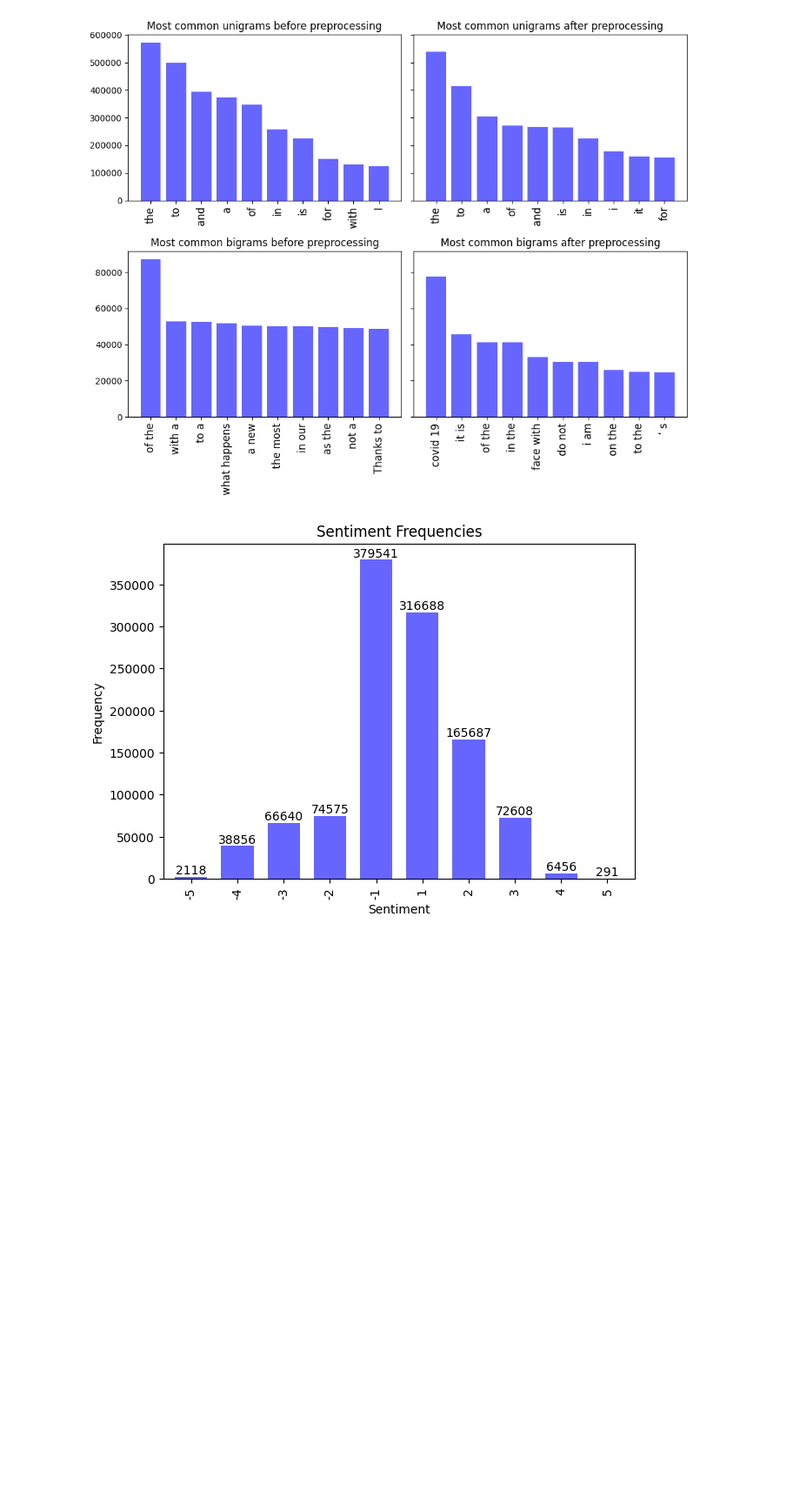
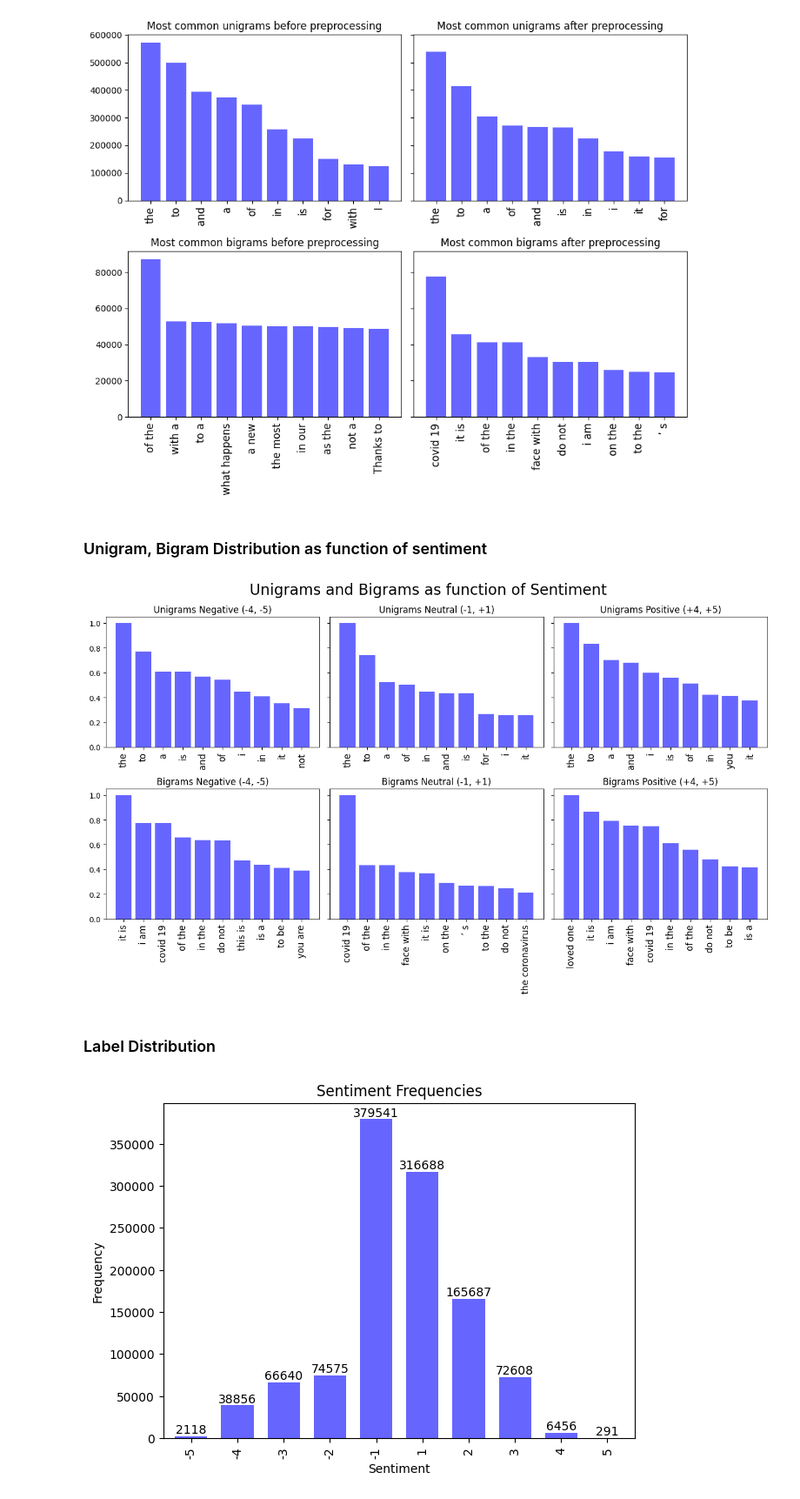
Before and after one commit to richdanis/ML4H, a Jupyter notebook: Project 2/Part_1.ipynb, the cells around one changed output. Shown at 87% size. Cells and saved outputs as stored; diff of their text form; code cells hidden in the pictures; blank space fills up the shorter version.

```diff
--- a/Project 2/Part_1.ipynb
+++ b/Project 2/Part_1.ipynb
@@ -37,7 +33,7 @@ def ngram_freq(tweets, n):
 
     ngrams = dict()
 
-    for tweet in tweets:
+    for tweet in tqdm(tweets):
         for i in range(len(tweet)-n + 1):
             if tuple(tweet[i:i+n]) in ngrams:
                 ngrams[tuple(tweet[i:i+n])] += 1
@@ -89,3 +85,5 @@ plt.savefig("uni-bigram-frequencies.png")
 plt.show()
 # %% [output]
 [figure]
+# %% [markdown]
+### Unigram, Bigram Distribution as function of sentiment
@@ -92,3 +115,49 @@ plt.show()
+# %%
+negative_tweets, neutral_tweets, positive_tweets = get_tweets_by_sentiment(data)
+# %%
+def get_unigrams_and_bigrams(tweets):
+
+  unigrams = ngram_freq(tweets, 1)
+  bigrams = ngram_freq(tweets, 2)
+
+  return unigrams, bigrams
+# %%
+# get most frequent unigrams and bigrams
+negative_unigrams, negative_bigrams = get_unigrams_and_bigrams(negative_tweets)
+neutral_unigrams, neutral_bigrams = get_unigrams_and_bigrams(neutral_tweets)
+positive_unigrams, positive_bigrams = get_unigrams_and_bigrams(positive_tweets)
+# %%
+# plot unigram, bigram frequency before and after preprocessing
+fig, ax = plt.subplots(2, 3, sharey='row', figsize=(13,8))
+
+titles = ["Unigrams Negative (-4, -5)", "Unigrams Neutral (-1, +1)", "Unigrams Positive (+4, +5)", \
+          "Bigrams Negative (-4, -5)", "Bigrams Neutral (-1, +1)", "Bigrams Positive (+4, +5)"]
+
+grams = [negative_unigrams, neutral_unigrams, positive_unigrams, \
+         negative_bigrams, neutral_bigrams, positive_bigrams]
+pos = [i for i in range(10)] # position of bars
+
+for i, (title, gram, axis) in enumerate(zip(titles, grams, ax.flatten())):
+
+    words = [gram[j][0][0] for j in range(10)]
+    if i > 1:
+        words = [' '.join(gram[j][0]) for j in range(10)]
+    freq = [gram[j][1] for j in range(10)]
+    freq = [x / max(freq) for x in freq]
+
+    axis.bar(pos, freq, align='center', color='b', alpha=0.6)
+    axis.set_xticks(pos)
+    axis.set_xticklabels(words, fontsize=12, rotation='vertical')
+    axis.set_title(title, fontsize=12)
+
+fig.suptitle("Unigrams and Bigrams as function of Sentiment", fontsize=20)
+plt.tight_layout()
+plt.savefig("uni-bigram-frequencies-sentiment.png")
+plt.show()
+# %% [output]
+[figure, added]
+# %% [markdown]
+### Label Distribution
 # %%
 # get sentiment frequencies
 def sentiment_freq(data):
```
Also changed, not shown: parts of 9 cells of this notebook, 2 other files.
